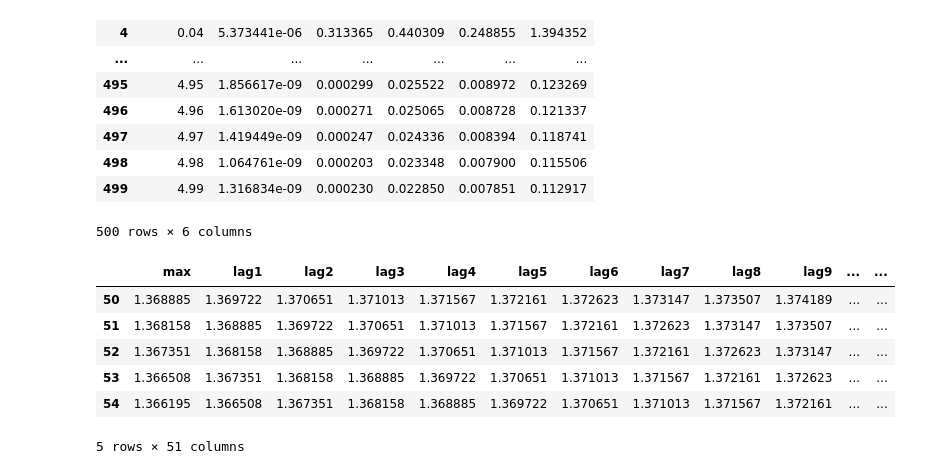
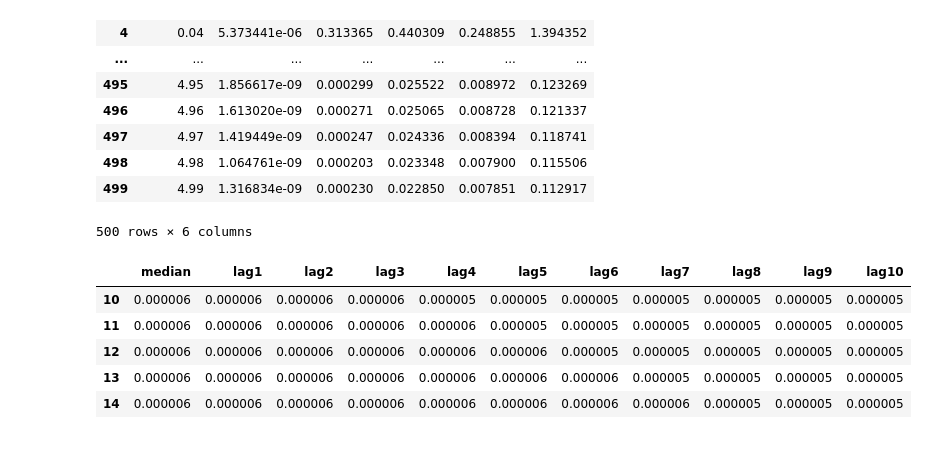
Before and after one commit to OmkarMehta/SSFwithNODE, a Jupyter notebook: pyddm-exploration/pyddm_understanding.ipynb, the cells around one changed output. Cells and saved outputs as stored; diff of their text form; code cells hidden in the pictures.

```diff
--- a/pyddm-exploration/pyddm_understanding.ipynb
+++ b/pyddm-exploration/pyddm_understanding.ipynb
@@ -528,26 +528,25 @@ data_df[:500]
 | 499 | 4.99 | 1.316834e-09 | 0.000230 | 0.022850 | 0.007851 | 0.112917 |
 500 rows × 6 columns
 # %%
-def generate_time_lags(df, n_lags, cols_to_drop = ['t_domain', 'iqr', 'std', 'mean', 'median']):
+def generate_time_lags(df, n_lags, cols_to_drop = ['t_domain', 'iqr', 'std', 'mean', 'max']):
     df_n = df.copy()
     df_n.drop(cols_to_drop, axis = 1, inplace=True)
     for n in range(1, n_lags + 1):
-        df_n[f"lag{n}"] = df_n["max"].shift(n)
+        df_n[f"lag{n}"] = df_n["median"].shift(n)
     df_n = df_n.iloc[n_lags:]
     return df_n
 
-input_dim = 50
+input_dim = 10
 
 df_timelags = generate_time_lags(data_df[:500], input_dim)
 df_timelags.head()
 # %% [output]
-|  | max | lag1 | lag2 | lag3 | lag4 | lag5 | lag6 | lag7 | lag8 | lag9 | ... | ... |
-| 50 | 1.368885 | 1.369722 | 1.370651 | 1.371013 | 1.371567 | 1.372161 | 1.372623 | 1.373147 | 1.373507 | 1.374189 | ... | ... |
-| 51 | 1.368158 | 1.368885 | 1.369722 | 1.370651 | 1.371013 | 1.371567 | 1.372161 | 1.372623 | 1.373147 | 1.373507 | ... | ... |
-| 52 | 1.367351 | 1.368158 | 1.368885 | 1.369722 | 1.370651 | 1.371013 | 1.371567 | 1.372161 | 1.372623 | 1.373147 | ... | ... |
-| 53 | 1.366508 | 1.367351 | 1.368158 | 1.368885 | 1.369722 | 1.370651 | 1.371013 | 1.371567 | 1.372161 | 1.372623 | ... | ... |
-| 54 | 1.366195 | 1.366508 | 1.367351 | 1.368158 | 1.368885 | 1.369722 | 1.370651 | 1.371013 | 1.371567 | 1.372161 | ... | ... |
+|  | median | lag1 | lag2 | lag3 | lag4 | lag5 | lag6 | lag7 | lag8 | lag9 | lag10 |
+| 10 | 0.000006 | 0.000006 | 0.000006 | 0.000006 | 0.000005 | 0.000005 | 0.000005 | 0.000005 | 0.000005 | 0.000005 | 0.000005 |
+| 11 | 0.000006 | 0.000006 | 0.000006 | 0.000006 | 0.000006 | 0.000005 | 0.000005 | 0.000005 | 0.000005 | 0.000005 | 0.000005 |
+| 12 | 0.000006 | 0.000006 | 0.000006 | 0.000006 | 0.000006 | 0.000006 | 0.000005 | 0.000005 | 0.000005 | 0.000005 | 0.000005 |
+| 13 | 0.000006 | 0.000006 | 0.000006 | 0.000006 | 0.000006 | 0.000006 | 0.000006 | 0.000005 | 0.000005 | 0.000005 | 0.000005 |
+| 14 | 0.000006 | 0.000006 | 0.000006 | 0.000006 | 0.000006 | 0.000006 | 0.000006 | 0.000006 | 0.000005 | 0.000005 | 0.000005 |
-5 rows × 51 columns
 # %%
 # Splitting the data into train, validation, and test sets
 from sklearn.model_selection import train_test_split
```
Also changed, not shown: parts of 8 cells of this notebook.
